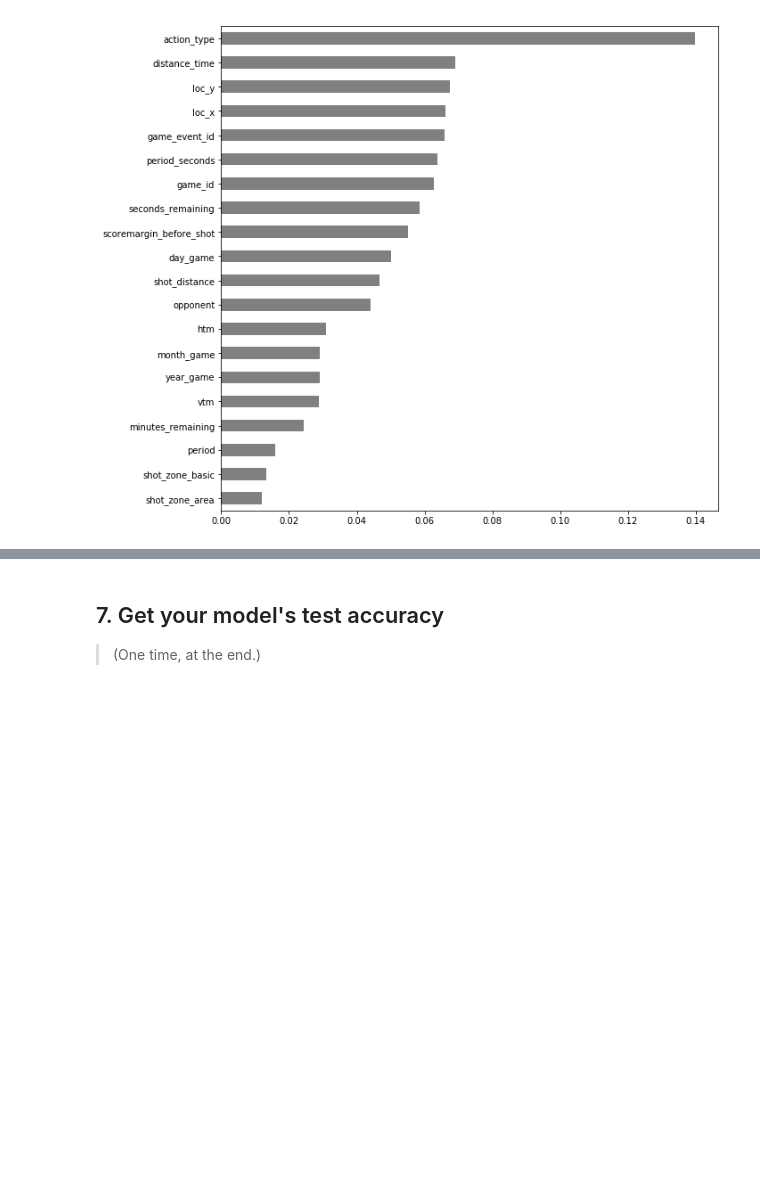
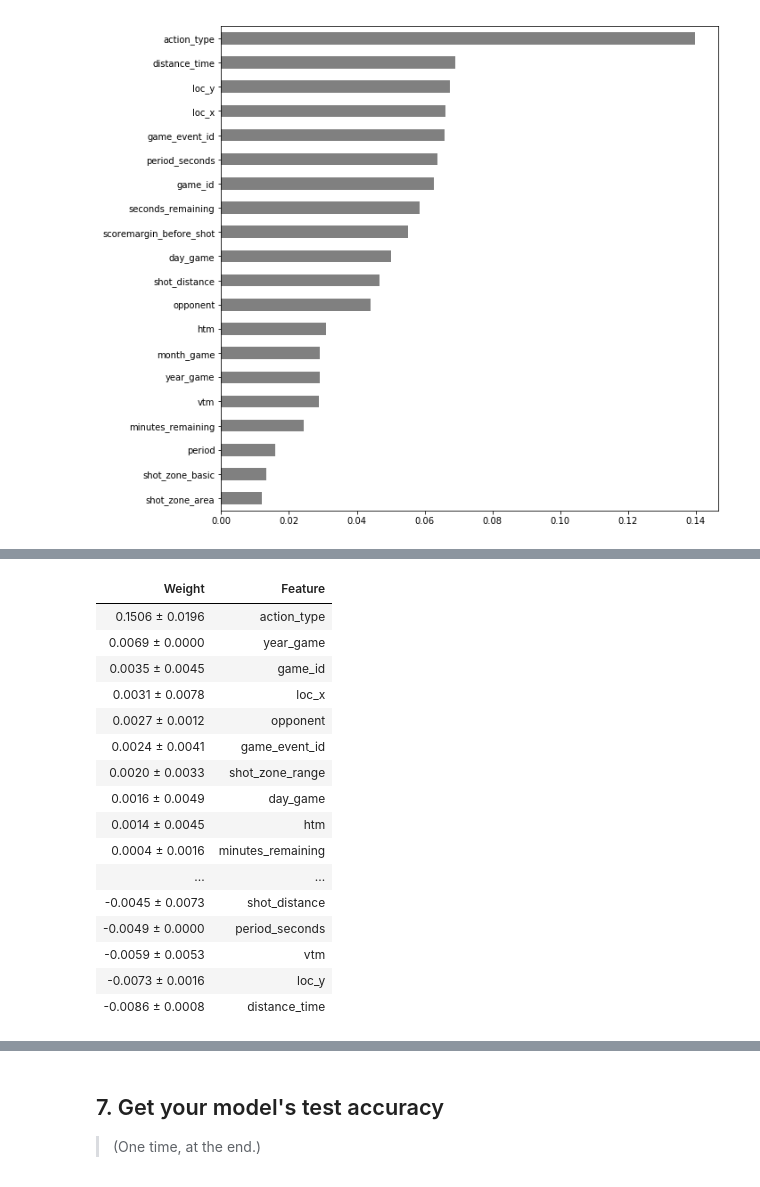
Before and after one commit to JimKing100/DS-Unit-2-Applied-Modeling, a Jupyter notebook: Curry_Study_Guide.ipynb, the cells around one changed output, grey strips where cells are left out. Cells and saved outputs as stored; diff of their text form; code cells hidden in the pictures; blank space fills up the shorter version.

```diff
--- a/Curry_Study_Guide.ipynb
+++ b/Curry_Study_Guide.ipynb
@@ -330,3 +385,30 @@ importances.sort_values()[-n:].plot.barh(color='grey')
 # %% [output]
 <matplotlib.axes._subplots.AxesSubplot at 0x...>
 [figure]
+# %%
+import eli5
+from eli5.sklearn import PermutationImportance
+
+model = pipeline.named_steps['randomforestclassifier']
+
+permuter = PermutationImportance(
+    model,
+    scoring='accuracy',
+    n_iter=2,
+    random_state=42
+)
+
+encoder = pipeline.named_steps['ordinalencoder']
+imputer = pipeline.named_steps['simpleimputer']
+X_val_encoded = encoder.transform(X_val)
+X_val_processed = imputer.transform(X_val_encoded)
+
+permuter.fit(X_val_processed, y_val)
+feature_names = X_val.columns.tolist()
+
+eli5.show_weights(
+    permuter,
+    top=None,
+    feature_names = feature_names
+)
+# %% [output]
@@ -332,0 +432,17 @@ importances.sort_values()[-n:].plot.barh(color='grey')
+| Weight | Feature |
+| 0.1506 ± 0.0196 | action_type |
+| 0.0069 ± 0.0000 | year_game |
+| 0.0035 ± 0.0045 | game_id |
+| 0.0031 ± 0.0078 | loc_x |
+| 0.0027 ± 0.0012 | opponent |
+| 0.0024 ± 0.0041 | game_event_id |
+| 0.0020 ± 0.0033 | shot_zone_range |
+| 0.0016 ± 0.0049 | day_game |
+| 0.0014 ± 0.0045 | htm |
+| 0.0004 ± 0.0016 | minutes_remaining |
+| ... | ... |
+| -0.0045 ± 0.0073 | shot_distance |
+| -0.0049 ± 0.0000 | period_seconds |
+| -0.0059 ± 0.0053 | vtm |
+| -0.0073 ± 0.0016 | loc_y |
+| -0.0086 ± 0.0008 | distance_time |
```
Also changed, not shown: parts of 16 cells of this notebook.
